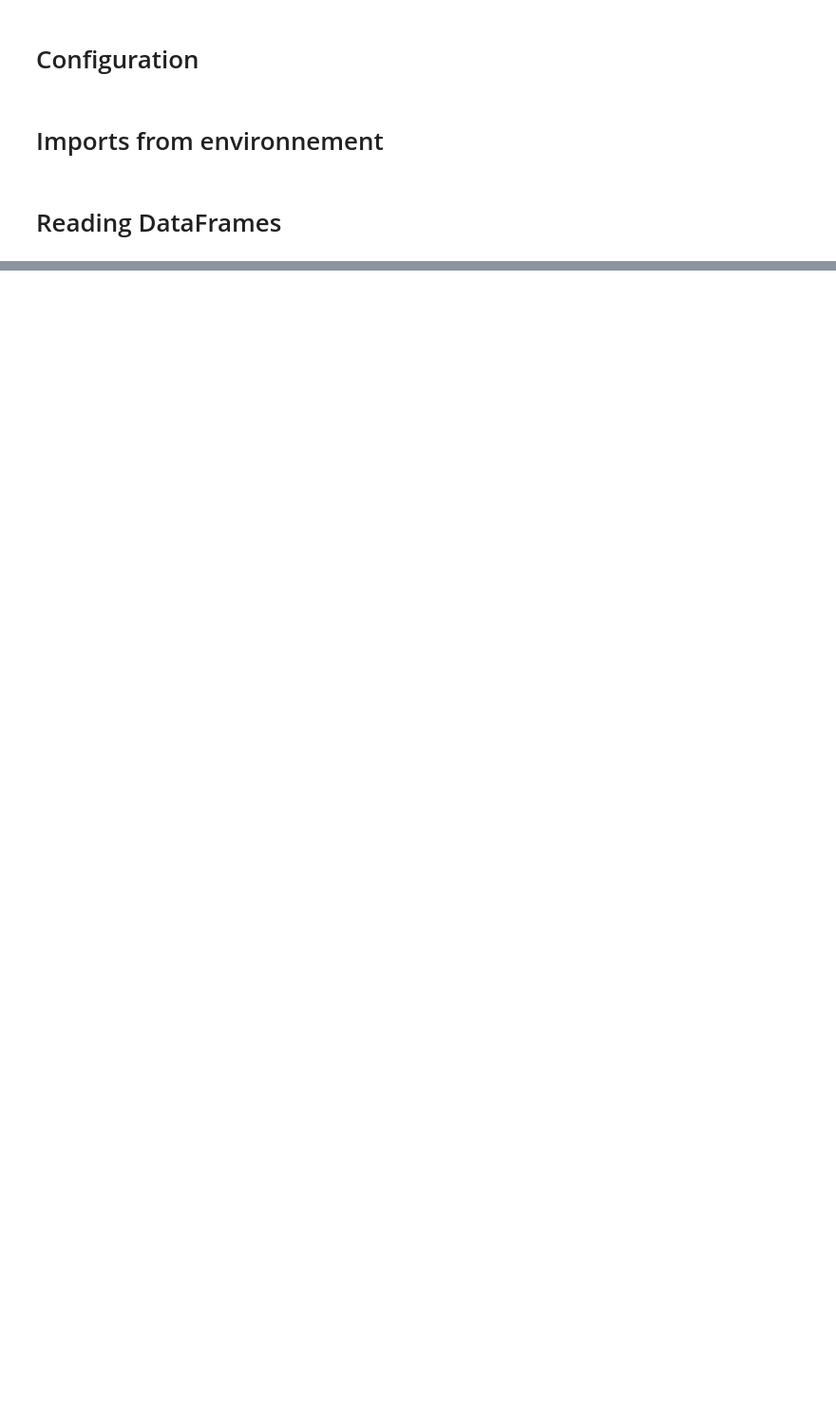
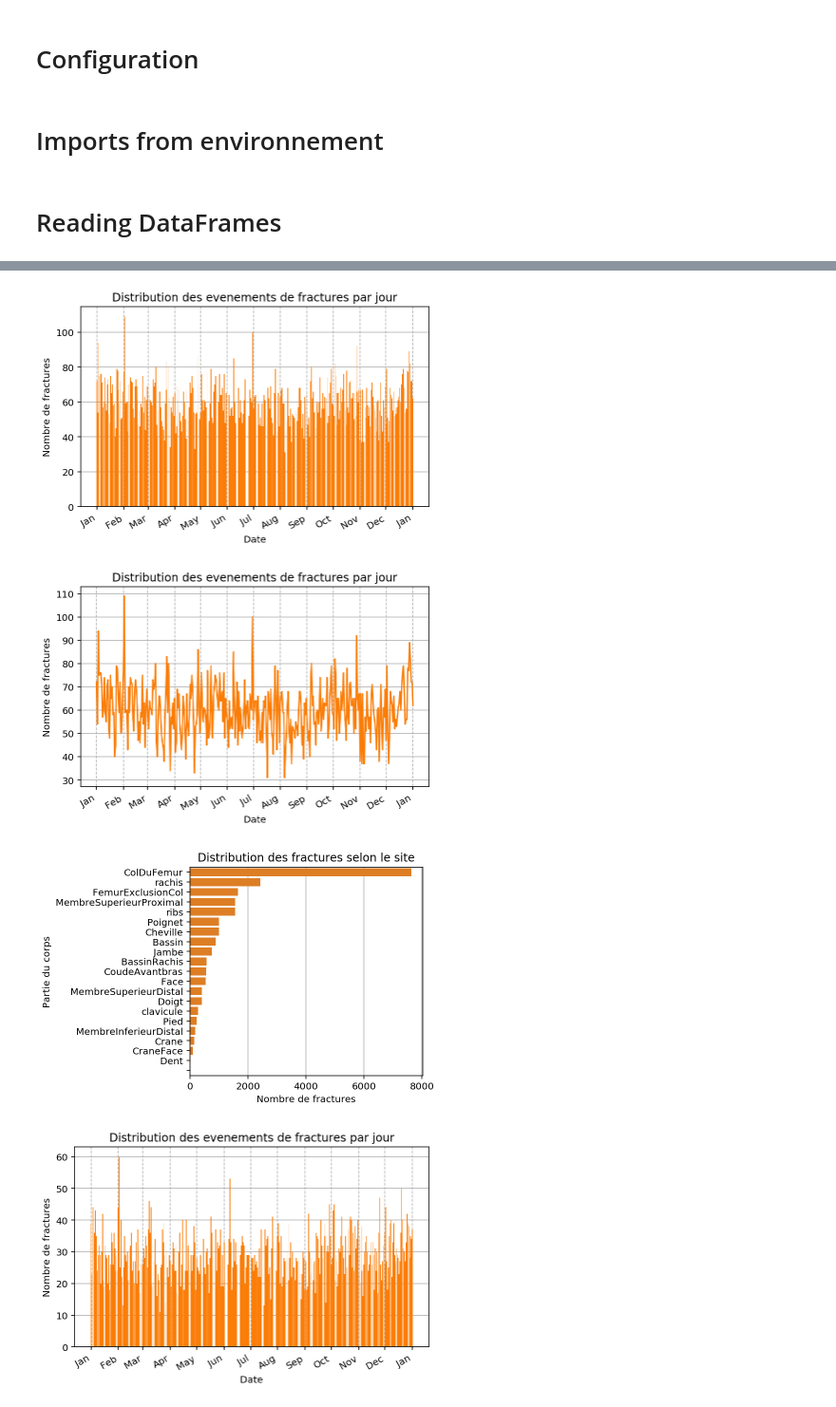
Before and after one commit to X-DataInitiative/SCALPEL-Extraction, a Jupyter notebook: scripts/notebooks/Fractures_stats.ipynb, the cells around one changed output, grey strips where cells are left out. Shown at 95% size. Drawn from its saved outputs; the diff is of its cells as text; code cells hidden in the pictures; blank space fills up the shorter version.

Commit message:
CNAM-310 Add Events Flowchart
CNAM-310 Make Fractures stats EventFlowCompatible

```diff
--- a/scripts/notebooks/Fractures_stats.ipynb
+++ b/scripts/notebooks/Fractures_stats.ipynb
@@ -24,13 +24,11 @@ from exploration.fall_study_stats import save_fractures_stats
 import pandas as pd
 import pyspark.sql.functions as fn
 
-exposed_patients = spark.read.parquet("/shared/Observapur/staging/master/exposures/patients")
-filtered_patients = spark.read.parquet("/shared/Observapur/staging/master/filter_patients/data")
+hospit = spark.read.parquet("/shared/Observapur/testing/featuring/hospitalized_fractures/data")
+private_amb = spark.read.parquet("/shared/Observapur/testing/featuring/fractures/private_ambulatory_fractures/data")
+public_amb = spark.read.parquet("/shared/Observapur/testing/featuring/fractures/public_ambulatory_fractures/data")
+liberal = spark.read.parquet("/shared/Observapur/testing/featuring/fractures/liberal_fractures/data")
 
-outcomes = spark.read.parquet("/shared/Observapur/staging/master/fractures/hospitalized_fractures/data")
-
-outcomes = outcomes.filter(fn.col("start").between(pd.to_datetime('2011-01-01'), pd.to_datetime('2013-01-01')))
-
-outcomes = outcomes.join(exposed_patients, on="patientID", how="inner")
-
-outcomes = outcomes.join(filtered_patients, on="patientID", how="inner")
+print("Uncessary filter")
+outcomes = hospit.union(private_amb).union(public_amb).union(liberal)
+outcomes = outcomes.filter(fn.col("start").between(pd.to_datetime('2011-01-01'), pd.to_datetime('2012-01-01')))
@@ -42,0 +114,16 @@ save_fractures_stats("/home/sebiat/stats/CNAM-310", outcomes)
+# %%
+flowchart_json = '''
+{
+    "intermediate_cohorts": {
+        "outcome": ["hospitalized_fractures", "liberal_fractures",
+             "public_ambulatory_fractures", "private_ambulatory_fractures"]
+    },
+    "steps": [
+        "extract_patients",
+        "exposures",
+        "filter_patients"
+    ]
+}
+'''
+# %%
+events = build_events_flowchart(outcomes, flowchart_json, metadata_json)
@@ -42,0 +148,12 @@ save_fractures_stats("/home/sebiat/stats/CNAM-310", outcomes)
+# %%
+from os import path
+
+root_path = "/home/sebiat/stats/CNAM-310"
+for i, fractures in enumerate(events):
+    file_path = path.join(root_path, "fractures_stats_apres_etape_{}".format(i))
+    save_fractures_stats(file_path, fractures)
+# %% [output]
+[figure, added]
+[figure, added]
+[figure, added]
+[figure, added]
```
Also changed, not shown: parts of 7 cells of this notebook, 2 other files.
